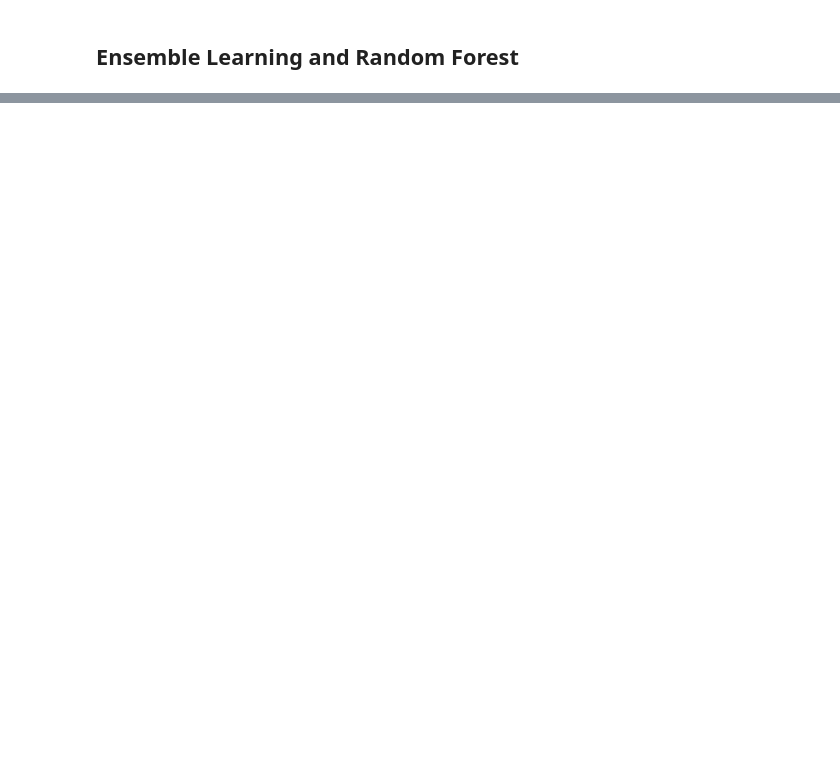
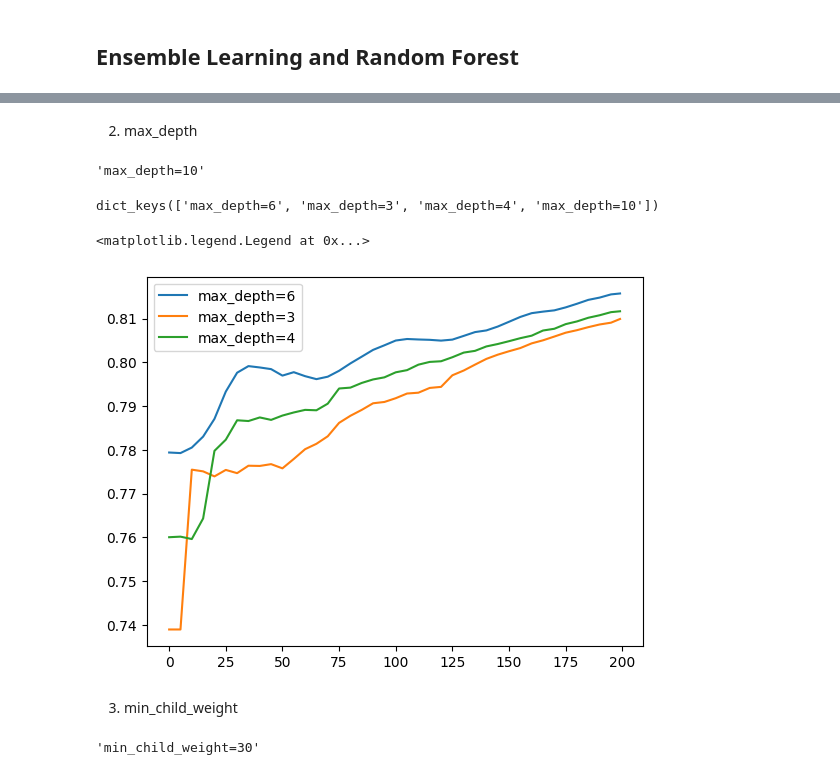
Before and after one commit to cecilegltslmcs/ML-Zoomcamp, a Jupyter notebook: Week6/credit_score.ipynb, the cells around one changed output, grey strips where cells are left out. Cells and saved outputs as stored; diff of their text form; code cells hidden in the pictures; blank space fills up the shorter version.

```diff
--- a/Week6/credit_score.ipynb
+++ b/Week6/credit_score.ipynb
@@ -590,0 +826,3 @@ print(export_text(dt, feature_names=list(dv.get_feature_names_out())))
+# %%
+key = f"eta={xgb_params['eta']}"
+scores[key] = parse_xgb_output(output)
@@ -590,0 +833,7 @@ print(export_text(dt, feature_names=list(dv.get_feature_names_out())))
+# %%
+etas = ["eta=0.1", "eta=0.05", "eta=0.01"]
+
+for eta in etas:
+    df_score = scores[eta]
+    plt.plot(df_score["num_iter"], df_score["val_auc"], label=eta)
+plt.legend()
@@ -590,0 +843,4 @@ print(export_text(dt, feature_names=list(dv.get_feature_names_out())))
+# %% [markdown]
+2) max_depth
+# %%
+scores = {}
@@ -590,0 +867,10 @@ print(export_text(dt, feature_names=list(dv.get_feature_names_out())))
+# %%
+key = f"max_depth={xgb_params['max_depth']}"
+scores[key] = parse_xgb_output(output)
+key
+# %% [output]
+'max_depth=10'
+# %%
+scores.keys()
+# %% [output]
+dict_keys(['max_depth=6', 'max_depth=3', 'max_depth=4', 'max_depth=10'])
@@ -590,0 +879,9 @@ print(export_text(dt, feature_names=list(dv.get_feature_names_out())))
+# %%
+for max_depth, df_score in scores.items():
+    plt.plot(df_score["num_iter"], df_score["val_auc"], label=max_depth)
+plt.legend()
+# %% [output]
+<matplotlib.legend.Legend at 0x...>
+[figure, added]
+# %% [markdown]
+3) min_child_weight
@@ -590,0 +910,6 @@ print(export_text(dt, feature_names=list(dv.get_feature_names_out())))
+# %%
+key = f"min_child_weight={xgb_params['min_child_weight']}"
+scores[key] = parse_xgb_output(output)
+key
+# %% [output]
+'min_child_weight=30'
```
Also changed, not shown: parts of 66 cells of this notebook, 2 other files.
